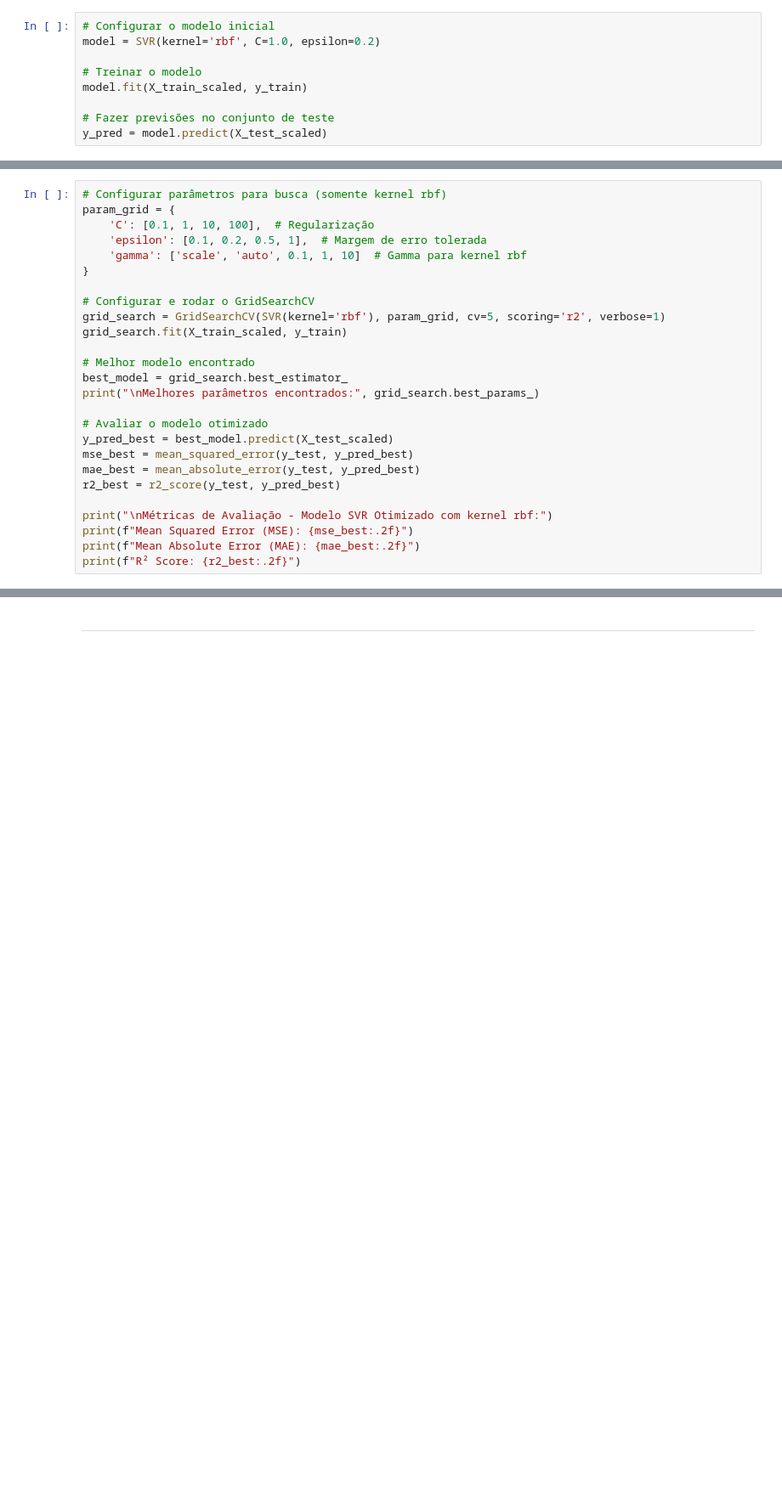
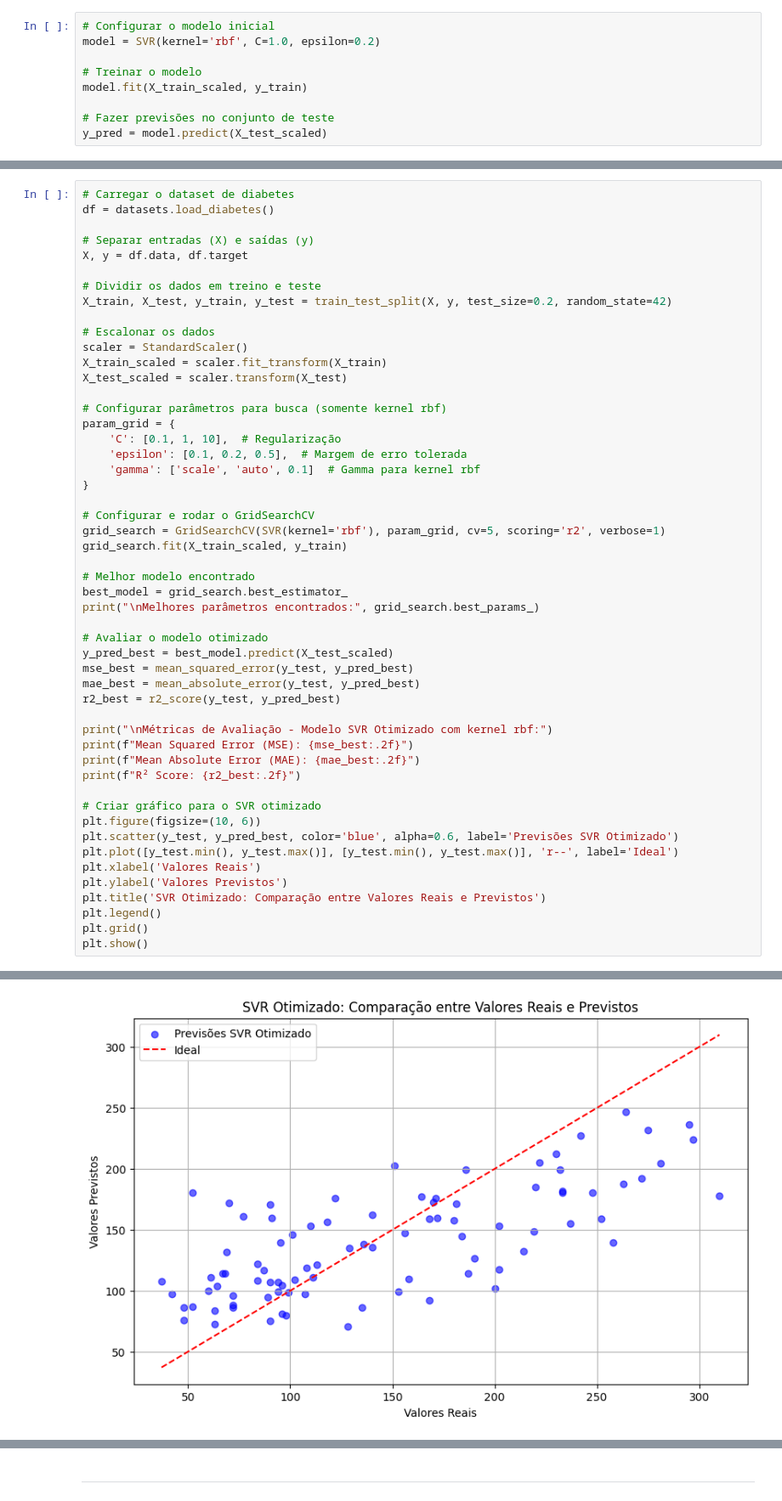
Before and after one commit to NathanMarques2001/RNA, a Jupyter notebook: Nathan.ipynb, the cells around one changed output, grey strips where cells are left out. Shown at 85% size. Drawn from its saved outputs; the diff is of its cells as text; blank space fills up the shorter version.

```diff
--- a/Nathan.ipynb
+++ b/Nathan.ipynb
@@ -120,9 +164,23 @@ R² Score: 0.18
 # %%
+# Carregar o dataset de diabetes
+df = datasets.load_diabetes()
+
+# Separar entradas (X) e saídas (y)
+X, y = df.data, df.target
+
+# Dividir os dados em treino e teste
+X_train, X_test, y_train, y_test = train_test_split(X, y, test_size=0.2, random_state=42)
+
+# Escalonar os dados
+scaler = StandardScaler()
+X_train_scaled = scaler.fit_transform(X_train)
+X_test_scaled = scaler.transform(X_test)
+
 # Configurar parâmetros para busca (somente kernel rbf)
 param_grid = {
-    'C': [0.1, 1, 10, 100],  # Regularização
-    'epsilon': [0.1, 0.2, 0.5, 1],  # Margem de erro tolerada
-    'gamma': ['scale', 'auto', 0.1, 1, 10]  # Gamma para kernel rbf
+    'C': [0.1, 1, 10],  # Regularização
+    'epsilon': [0.1, 0.2, 0.5],  # Margem de erro tolerada
+    'gamma': ['scale', 'auto', 0.1]  # Gamma para kernel rbf
 }
 
 # Configurar e rodar o GridSearchCV
@@ -143,4 +201,15 @@ print("\nMétricas de Avaliação - Modelo SVR Otimizado com kernel rbf:")
 print(f"Mean Squared Error (MSE): {mse_best:.2f}")
 print(f"Mean Absolute Error (MAE): {mae_best:.2f}")
 print(f"R² Score: {r2_best:.2f}")
+
+# Criar gráfico para o SVR otimizado
+plt.figure(figsize=(10, 6))
+plt.scatter(y_test, y_pred_best, color='blue', alpha=0.6, label='Previsões SVR Otimizado')
+plt.plot([y_test.min(), y_test.max()], [y_test.min(), y_test.max()], 'r--', label='Ideal')
+plt.xlabel('Valores Reais')
+plt.ylabel('Valores Previstos')
+plt.title('SVR Otimizado: Comparação entre Valores Reais e Previstos')
+plt.legend()
+plt.grid()
+plt.show()
 # %% [output]
@@ -154 +223,2 @@ Mean Absolute Error (MAE): 41.27
 R² Score: 0.49
+[figure, added]
```
Also changed, not shown: parts of 21 cells of this notebook.
